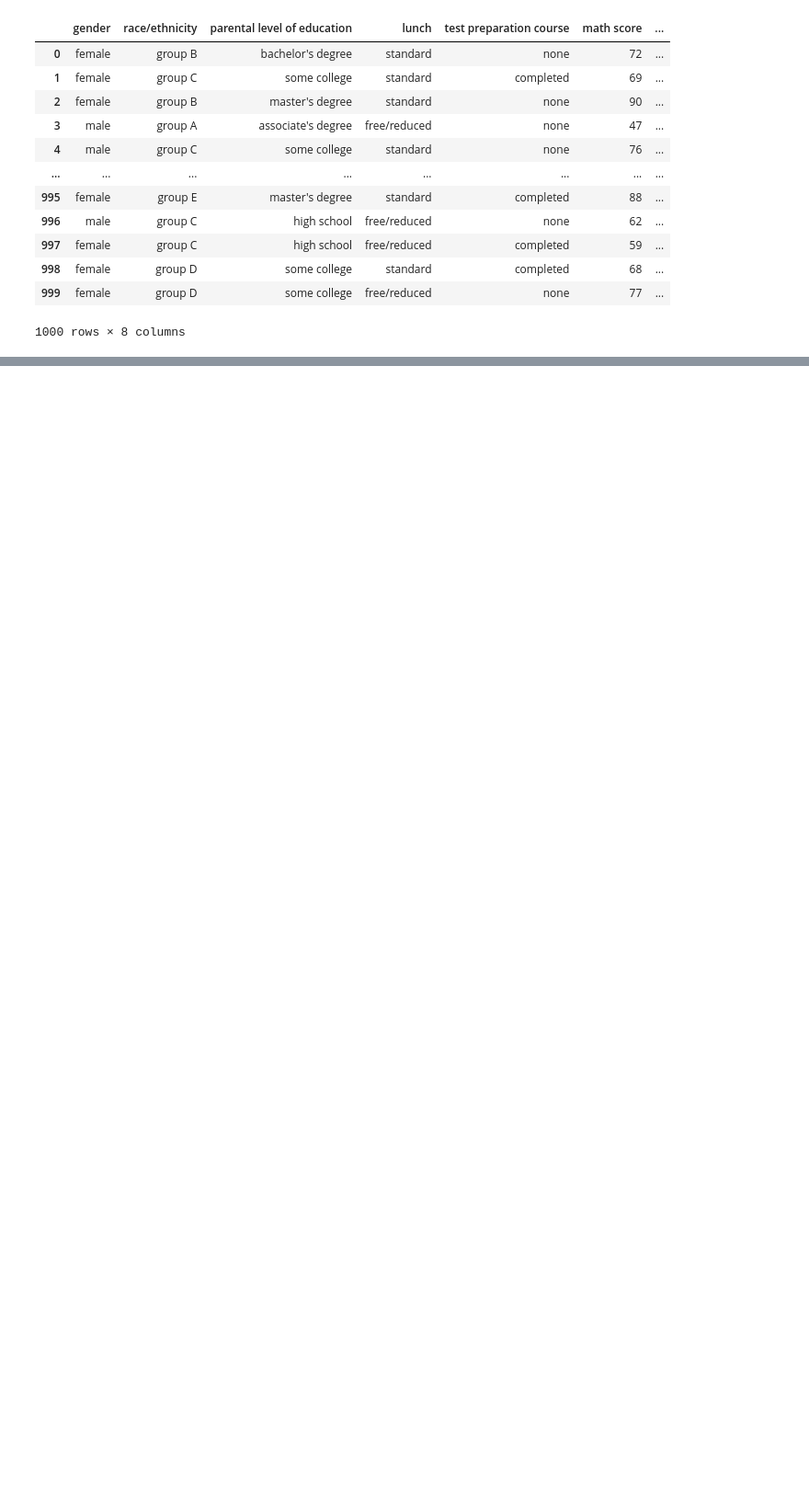
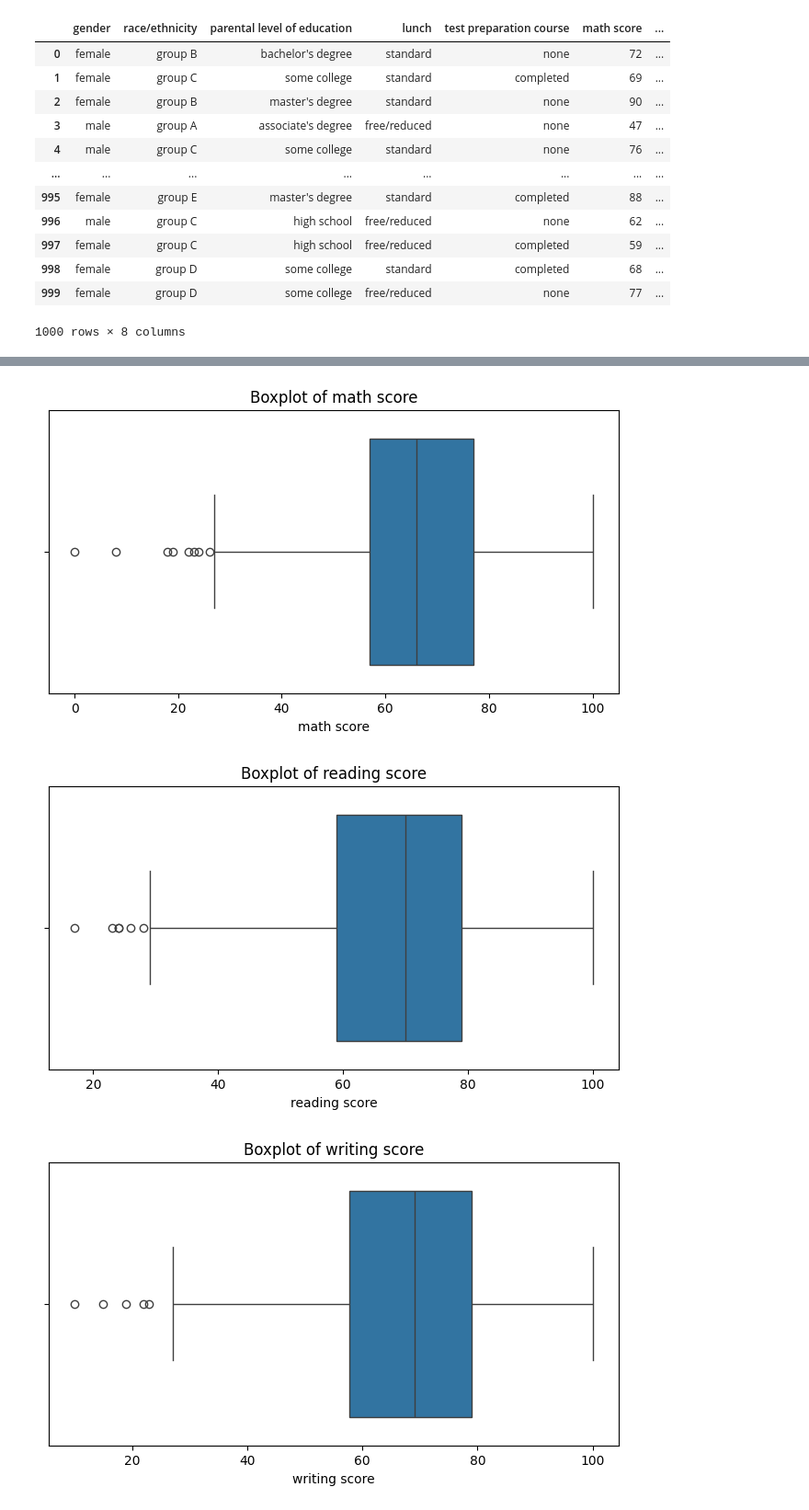
Before and after one commit to RinitJain/SEM-6-DSBDA, a Jupyter notebook: Assignment_02/Assignment_02.ipynb, the cells around one changed output, grey strips where cells are left out. Shown at 92% size. Drawn from its saved outputs; the diff is of its cells as text; code cells hidden in the pictures; blank space fills up the shorter version.

```diff
--- a/Assignment_02/Assignment_02.ipynb
+++ b/Assignment_02/Assignment_02.ipynb
@@ -21,0 +40,17 @@ data
+# %%
+# Step1: Scan all variables for missing values and inconsistencies. If
+# there are missing values and/or inconsistencies, use any of
+# the suitable techniques to deal with them.
+
+# Filling missing numeric values with median
+nums_col = data.select_dtypes(include=['int64', 'float64']).columns
+for col in nums_col:
+    data[col] = data[col].fillna(data[col].median())
+# %%
+# Filling missing categorical values with mode
+cat_cols = data.select_dtypes(include='object').columns
+for col in cat_cols:
+    data[col] = data[col].fillna(data[col].mode()[0])
+# %%
+for col in cat_cols:
+    print(f"Unique values in {col}:\n", data[col].unique())
@@ -21,0 +69,17 @@ data
+# %%
+#Step2: Look for outliers and Handle them
+
+for col in nums_col:
+    plt.figure(figsize=(8,4))
+    sns.boxplot(x=data[col])
+    plt.title(f"Boxplot of {col}")
+    plt.show
+
+
+#Blue Box = Middle 50 percent of values
+#Vertical lines are the lower and upper bound
+# Hollow circles are the outliers
+# %% [output]
+[figure, added]
+[figure, added]
+[figure, added]
```
Also changed, not shown: parts of 11 cells of this notebook, 1 other file.
